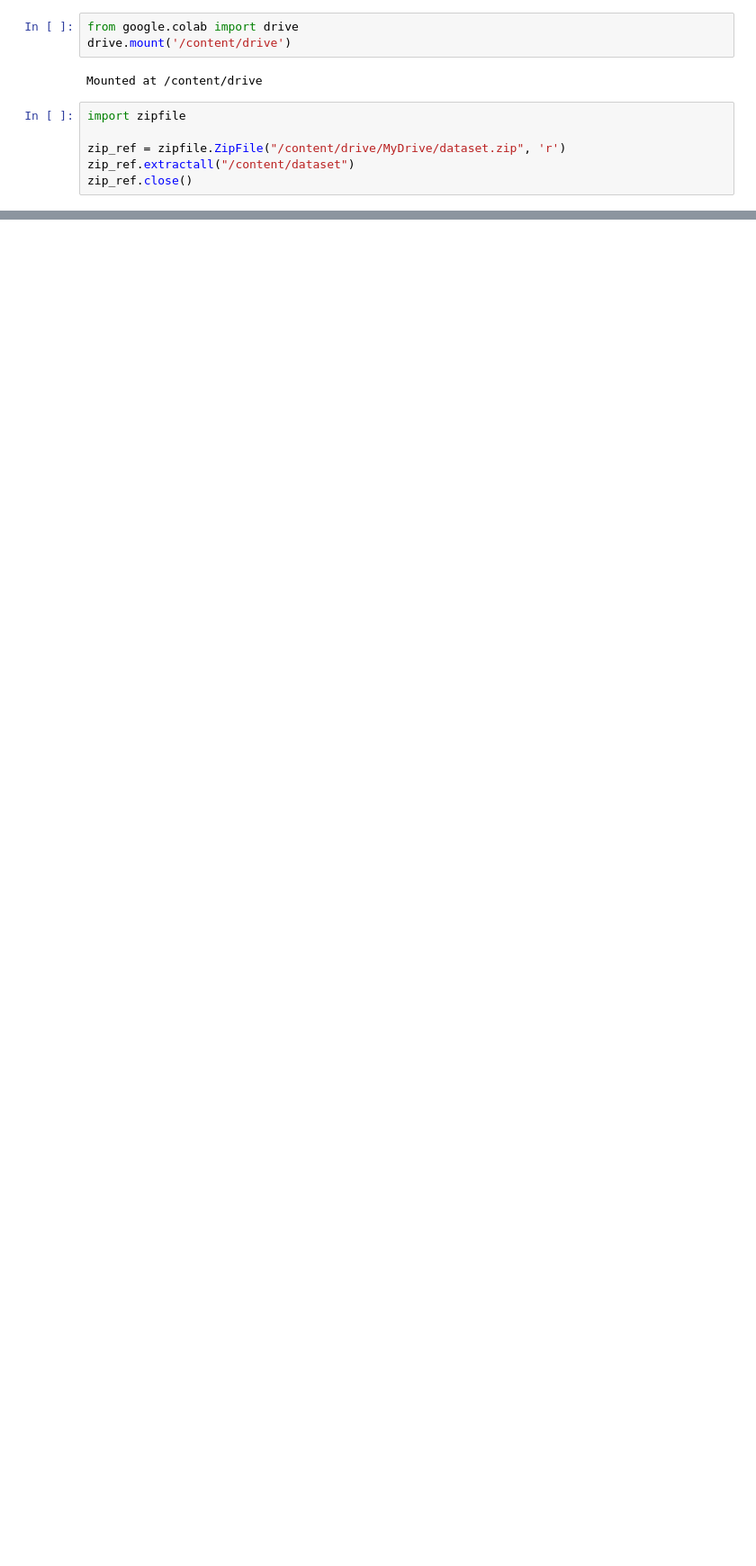
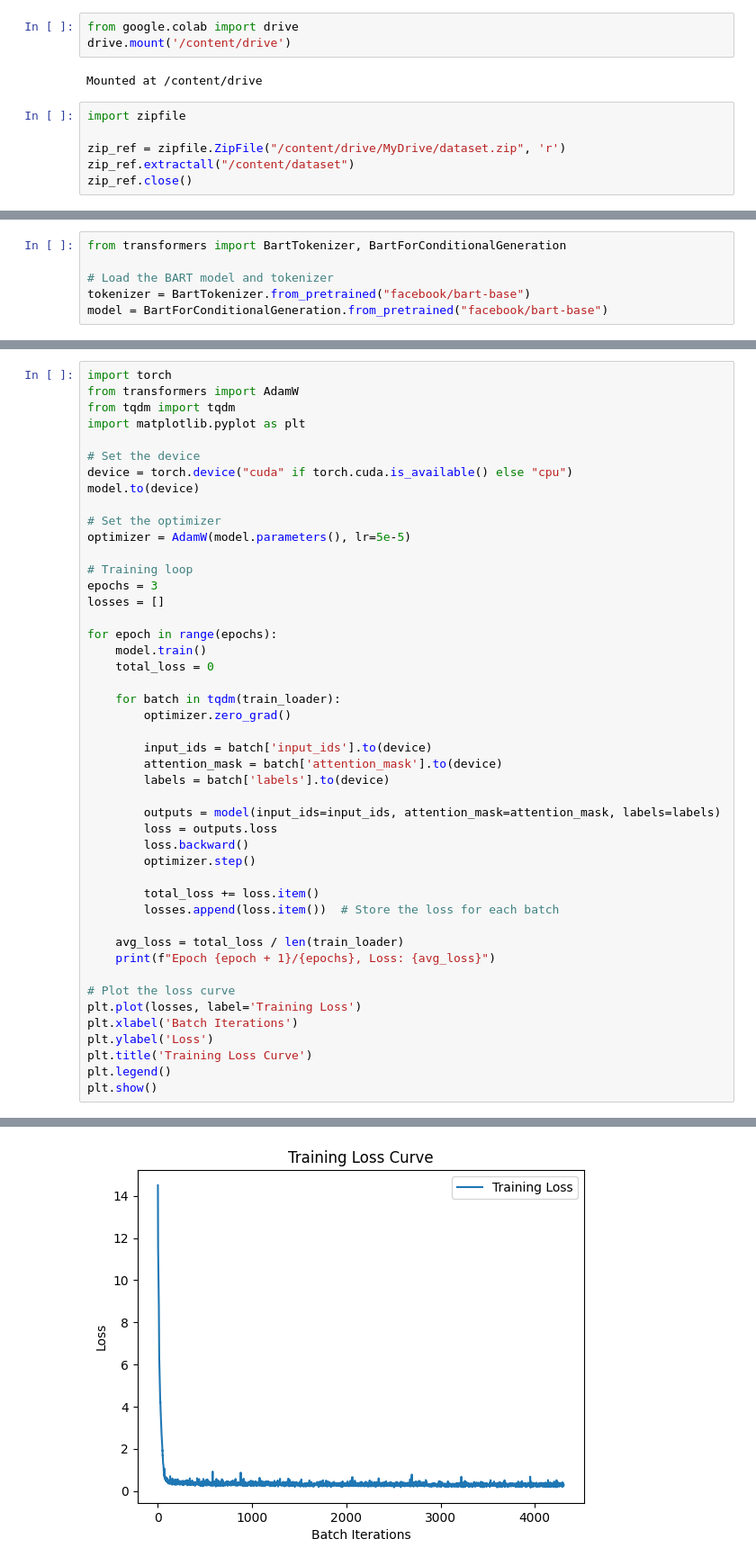
Before and after one commit to KarkiAnuj17/Automatic-text-summarization, a Jupyter notebook: Automatic_text_summarization.ipynb, the cells around one changed output, grey strips where cells are left out. Shown at 90% size. Cells and saved outputs as stored; diff of their text form; blank space fills up the shorter version.

Commit message:
preprocessing and bart

```diff
--- a/Automatic_text_summarization.ipynb
+++ b/Automatic_text_summarization.ipynb
@@ -1067,0 +326,6 @@ ROUGEL:
+# %%
+from transformers import BartTokenizer, BartForConditionalGeneration
+
+# Load the BART model and tokenizer
+tokenizer = BartTokenizer.from_pretrained("facebook/bart-base")
+model = BartForConditionalGeneration.from_pretrained("facebook/bart-base")
@@ -1067,0 +383,47 @@ ROUGEL:
+# %%
+import torch
+from transformers import AdamW
+from tqdm import tqdm
+import matplotlib.pyplot as plt
+
+# Set the device
+device = torch.device("cuda" if torch.cuda.is_available() else "cpu")
+model.to(device)
+
+# Set the optimizer
+optimizer = AdamW(model.parameters(), lr=5e-5)
+
+# Training loop
+epochs = 3
+losses = []
+
+for epoch in range(epochs):
+    model.train()
+    total_loss = 0
+
+    for batch in tqdm(train_loader):
+        optimizer.zero_grad()
+
+        input_ids = batch['input_ids'].to(device)
+        attention_mask = batch['attention_mask'].to(device)
+        labels = batch['labels'].to(device)
+
+        outputs = model(input_ids=input_ids, attention_mask=attention_mask, labels=labels)
+        loss = outputs.loss
+        loss.backward()
+        optimizer.step()
+
+        total_loss += loss.item()
+        losses.append(loss.item())  # Store the loss for each batch
+
+    avg_loss = total_loss / len(train_loader)
+    print(f"Epoch {epoch + 1}/{epochs}, Loss: {avg_loss}")
+
+# Plot the loss curve
+plt.plot(losses, label='Training Loss')
+plt.xlabel('Batch Iterations')
+plt.ylabel('Loss')
+plt.title('Training Loss Curve')
+plt.legend()
+plt.show()
+# %% [output]
@@ -1067,0 +433 @@ ROUGEL:
+[figure, added]
```
Also changed, not shown: parts of 35 cells of this notebook.
